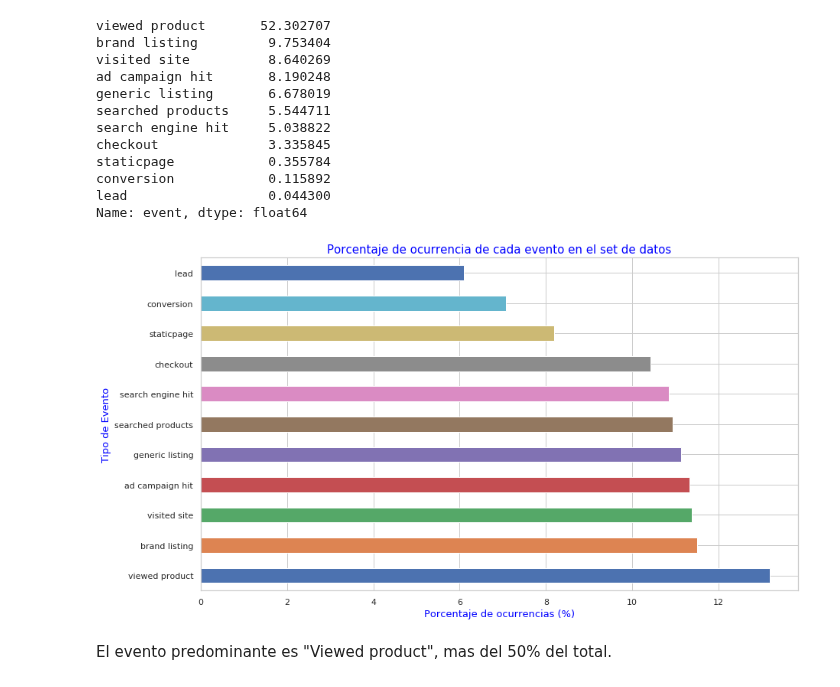
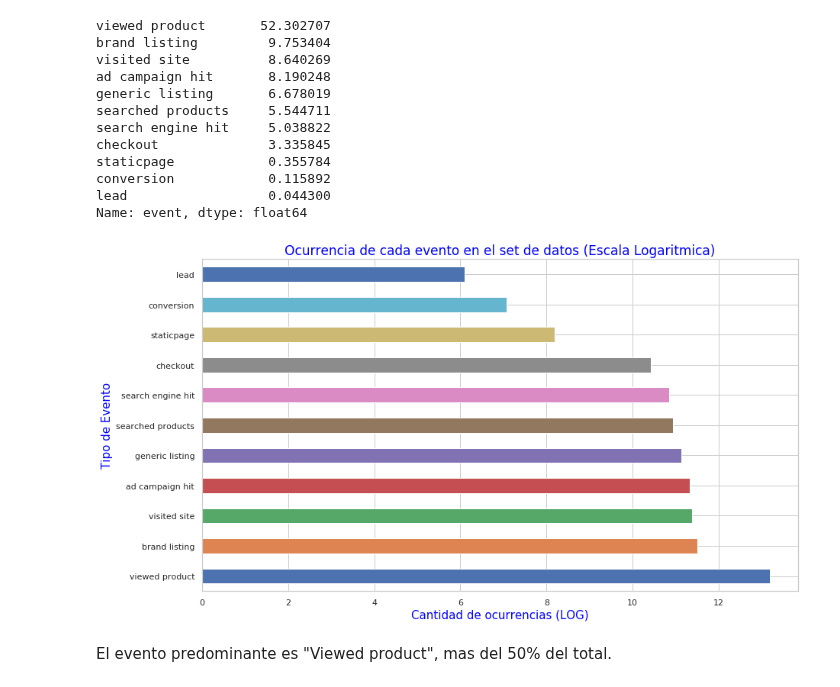
Before and after one commit to Blaz77/DatosReloaded, a Jupyter notebook: TP1/Exploracion_Trocafone.ipynb, the cells around one changed output. Saved outputs shown, nothing was run; the diff lists cells and outputs as text; code cells hidden in the pictures.

```diff
--- a/TP1/Exploracion_Trocafone.ipynb
+++ b/TP1/Exploracion_Trocafone.ipynb
@@ -90,12 +90,12 @@ Name: event, dtype: float64
 # %%
 #Grafico
 #eventos = ((trocafoneData['event'].value_counts()*100)/trocafoneData['event'].value_counts().sum()).plot(figsize=(14,8), kind='barh');
 eventos = np.log(trocafoneData['event'].value_counts()).plot(figsize=(14,8), kind='barh')
-eventos.set_title('Ocurrencia de cada evento en el set de datos (Escala Logaritmica)',fontsize = 15, color = 'blue');
-eventos.set_xlabel('Porcentaje de ocurrencias (%)', color = 'blue', fontsize = 13);
-eventos.set_ylabel('Tipo de Evento', color = 'blue', fontsize = 13);
+eventos.set_title('Ocurrencia de cada evento en el set de datos (Escala Logaritmica)',fontsize = 17, color = 'blue');
+eventos.set_xlabel('Cantidad de ocurrencias (LOG)', color = 'blue', fontsize = 15);
+eventos.set_ylabel('Tipo de Evento', color = 'blue', fontsize = 15);
 # %% [output]
-[figure, old version]
+[figure, new version]
 # %% [markdown]
 El evento predominante es "Viewed product", mas del 50% del total.
 # %% [markdown]
```
Also changed, not shown: parts of 1 cell of this notebook.
